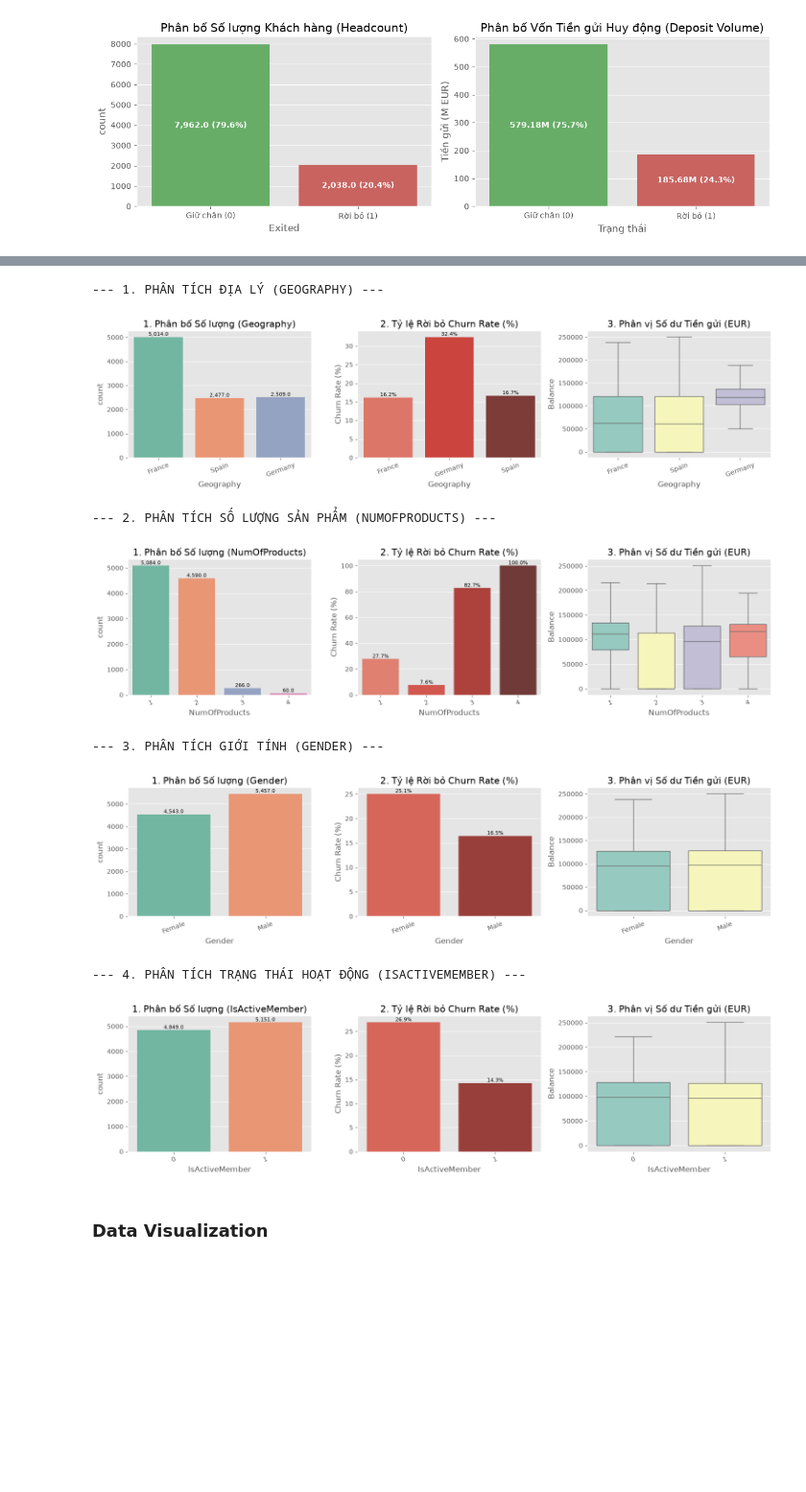
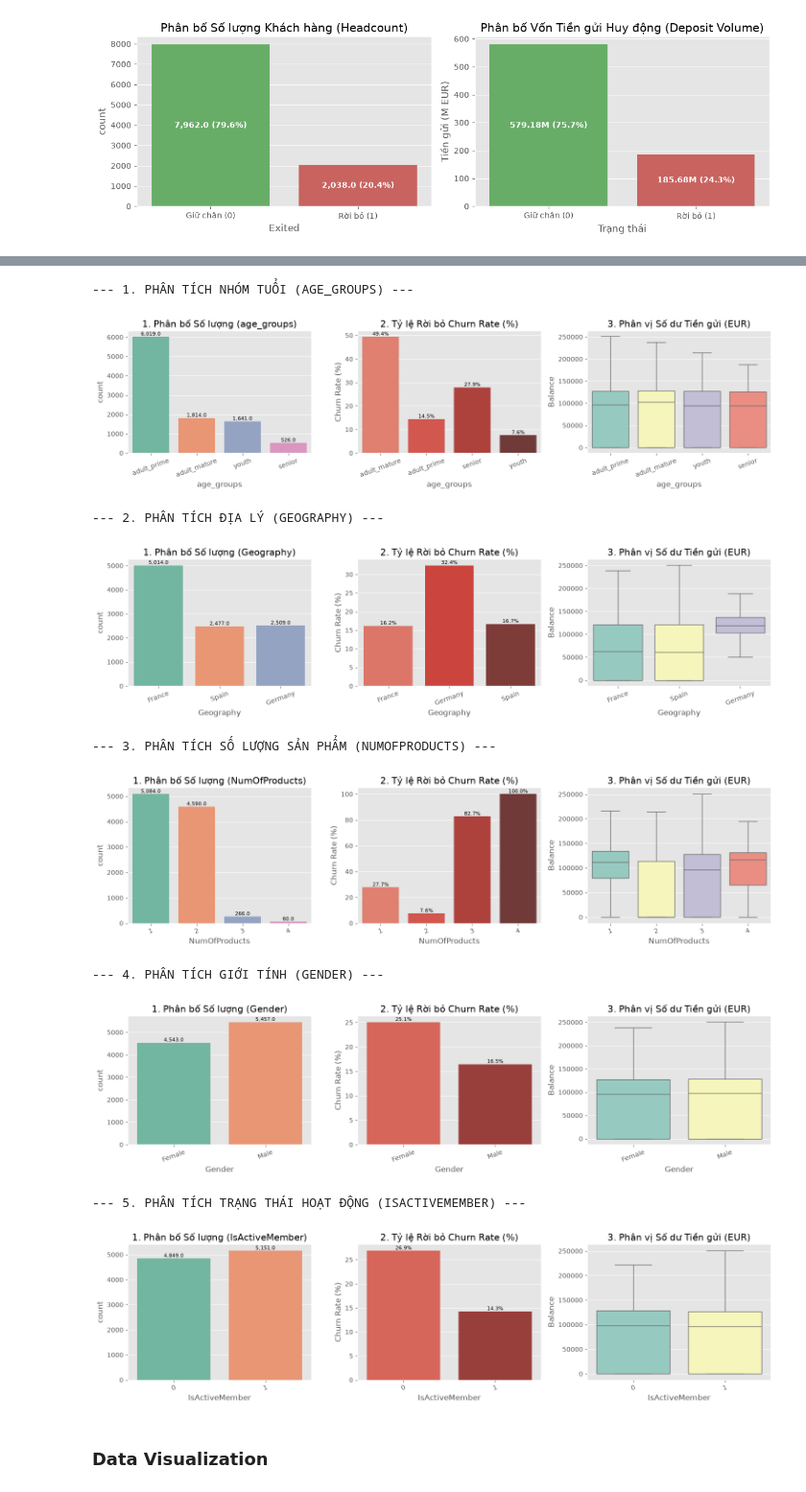
Before and after one commit to hoanghtbao/ml-bank-customer-churn, a Jupyter notebook: Project_Source_Code.ipynb, the cells around one changed output, grey strips where cells are left out. Shown at 96% size. Saved outputs shown, nothing was run; the diff lists cells and outputs as text; code cells hidden in the pictures; blank space fills up the shorter version.

```diff
--- a/Project_Source_Code.ipynb
+++ b/Project_Source_Code.ipynb
@@ -242,0 +251,15 @@ plt.show()
+# %%
+# Phân nhóm độ tuổi (age_groups) theo chuẩn phong cách của Thầy
+def categorize_age(row):
+    if row['Age'] < 30:
+        label = 'youth'
+    elif row['Age'] < 45:
+        label = 'adult_prime'
+    elif row['Age'] < 60:
+        label = 'adult_mature'
+    else:
+        label = 'senior'
+    return label
+
+df_clean['age_groups'] = df_clean.apply(categorize_age, axis=1)
+df_clean[['Age', 'age_groups', 'Balance', 'Exited']].head()
@@ -255,50 +285,56 @@ def plot_categorical_analysis_3subfigs(df, cat_col, target_col='Exited', balance
                              ha='center', va='bottom', fontsize=8)
 
     # Subfig 2: Tỷ lệ Churn theo nhóm (Churn Rate %)
-    churn_rates = df.groupby(cat_col)[target_col].mean().reset_index()
+    churn_rates = df.groupby(cat_col, observed=False)[target_col].mean().reset_index()
     churn_rates['Churn_Pct'] = churn_rates[target_col] * 100
     sns.barplot(x=cat_col, y='Churn_Pct', data=churn_rates, ax=axes[1], palette='Reds_d')
     axes[1].set_title(f"2. Tỷ lệ Rời bỏ Churn Rate (%)")
     axes[1].set_ylabel("Churn Rate (%)")
     axes[1].tick_params(axis='x', rotation=20)
     for p in axes[1].patches:
         h = p.get_height()
         if h > 0:
             axes[1].annotate(f"{h:.1f}%", (p.get_x() + p.get_width()/2., h),
                              ha='center', va='bottom', fontsize=8)
 
     # Subfig 3: Phân bố tiền gửi theo nhóm (Balance Distribution)
     sns.boxplot(x=cat_col, y=balance_col, data=df, ax=axes[2], palette='Set3', showfliers=False)
     axes[2].set_title(f"3. Phân vị Số dư Tiền gửi (EUR)")
     axes[2].tick_params(axis='x', rotation=20)
 
     plt.tight_layout()
     plt.show()
 
-# 1. Phân tích Địa lý (Geography)
-print("--- 1. PHÂN TÍCH ĐỊA LÝ (GEOGRAPHY) ---")
+# 1. Phân tích Nhóm tuổi Vòng đời (age_groups)
+print("--- 1. PHÂN TÍCH NHÓM TUỔI (AGE_GROUPS) ---")
+plot_categorical_analysis_3subfigs(df_clean, 'age_groups')
+
+# 2. Phân tích Địa lý (Geography)
+print("--- 2. PHÂN TÍCH ĐỊA LÝ (GEOGRAPHY) ---")
 plot_categorical_analysis_3subfigs(df_clean, 'Geography')
 
-# 2. Phân tích Số lượng Sản phẩm (NumOfProducts)
-print("--- 2. PHÂN TÍCH SỐ LƯỢNG SẢN PHẨM (NUMOFPRODUCTS) ---")
+# 3. Phân tích Số lượng Sản phẩm (NumOfProducts)
+print("--- 3. PHÂN TÍCH SỐ LƯỢNG SẢN PHẨM (NUMOFPRODUCTS) ---")
 plot_categorical_analysis_3subfigs(df_clean, 'NumOfProducts')
 
-# 3. Phân tích Giới tính (Gender)
-print("--- 3. PHÂN TÍCH GIỚI TÍNH (GENDER) ---")
+# 4. Phân tích Giới tính (Gender)
+print("--- 4. PHÂN TÍCH GIỚI TÍNH (GENDER) ---")
 plot_categorical_analysis_3subfigs(df_clean, 'Gender')
 
-# 4. Phân tích Trạng thái Hoạt động (IsActiveMember)
-print("--- 4. PHÂN TÍCH TRẠNG THÁI HOẠT ĐỘNG (ISACTIVEMEMBER) ---")
+# 5. Phân tích Trạng thái Hoạt động (IsActiveMember)
+print("--- 5. PHÂN TÍCH TRẠNG THÁI HOẠT ĐỘNG (ISACTIVEMEMBER) ---")
 plot_categorical_analysis_3subfigs(df_clean, 'IsActiveMember')
 # %% [output]
---- 1. PHÂN TÍCH ĐỊA LÝ (GEOGRAPHY) ---
+--- 1. PHÂN TÍCH NHÓM TUỔI (AGE_GROUPS) ---
-[figure, old version]
+[figure, new version]
---- 2. PHÂN TÍCH SỐ LƯỢNG SẢN PHẨM (NUMOFPRODUCTS) ---
+--- 2. PHÂN TÍCH ĐỊA LÝ (GEOGRAPHY) ---
-[figure, old version]
+[figure, new version]
---- 3. PHÂN TÍCH GIỚI TÍNH (GENDER) ---
+--- 3. PHÂN TÍCH SỐ LƯỢNG SẢN PHẨM (NUMOFPRODUCTS) ---
-[figure, old version]
+[figure, new version]
---- 4. PHÂN TÍCH TRẠNG THÁI HOẠT ĐỘNG (ISACTIVEMEMBER) ---
+--- 4. PHÂN TÍCH GIỚI TÍNH (GENDER) ---
-[figure, old version]
+[figure, new version]
+--- 5. PHÂN TÍCH TRẠNG THÁI HOẠT ĐỘNG (ISACTIVEMEMBER) ---
+[figure, added]
 # %% [markdown]
 ### Data Visualization
 # %% [markdown]
```
Also changed, not shown: parts of 23 cells of this notebook, 9 other files.
